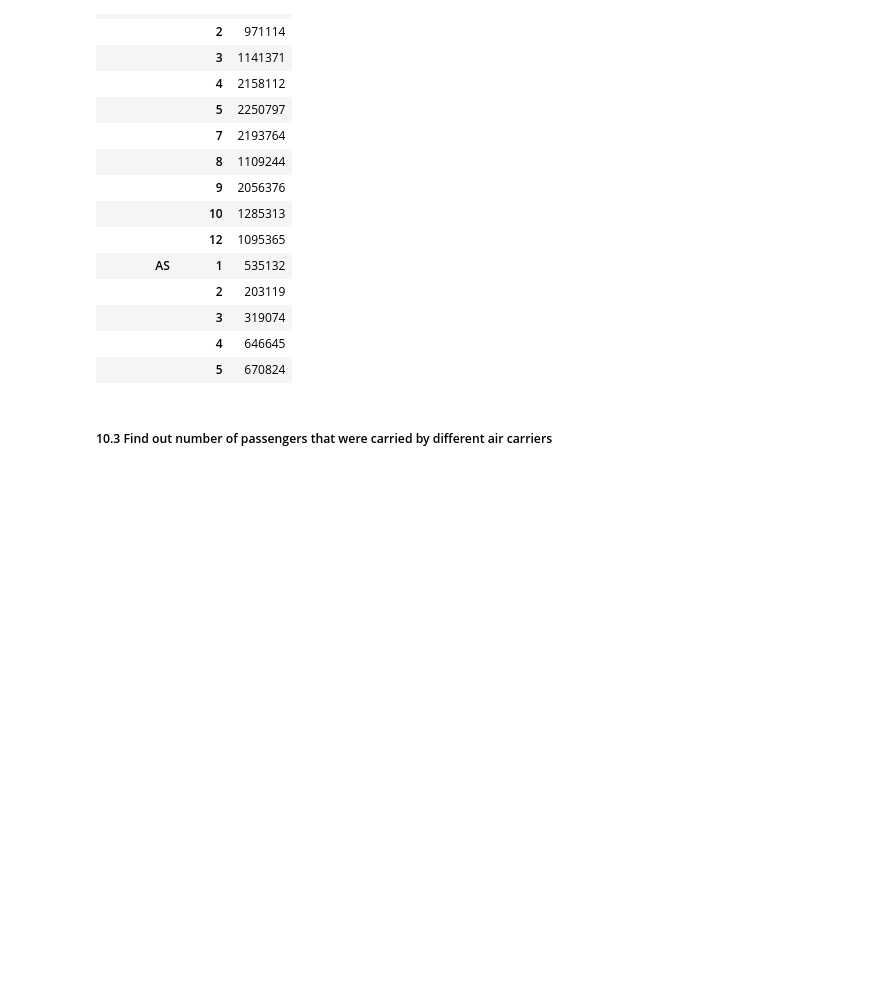
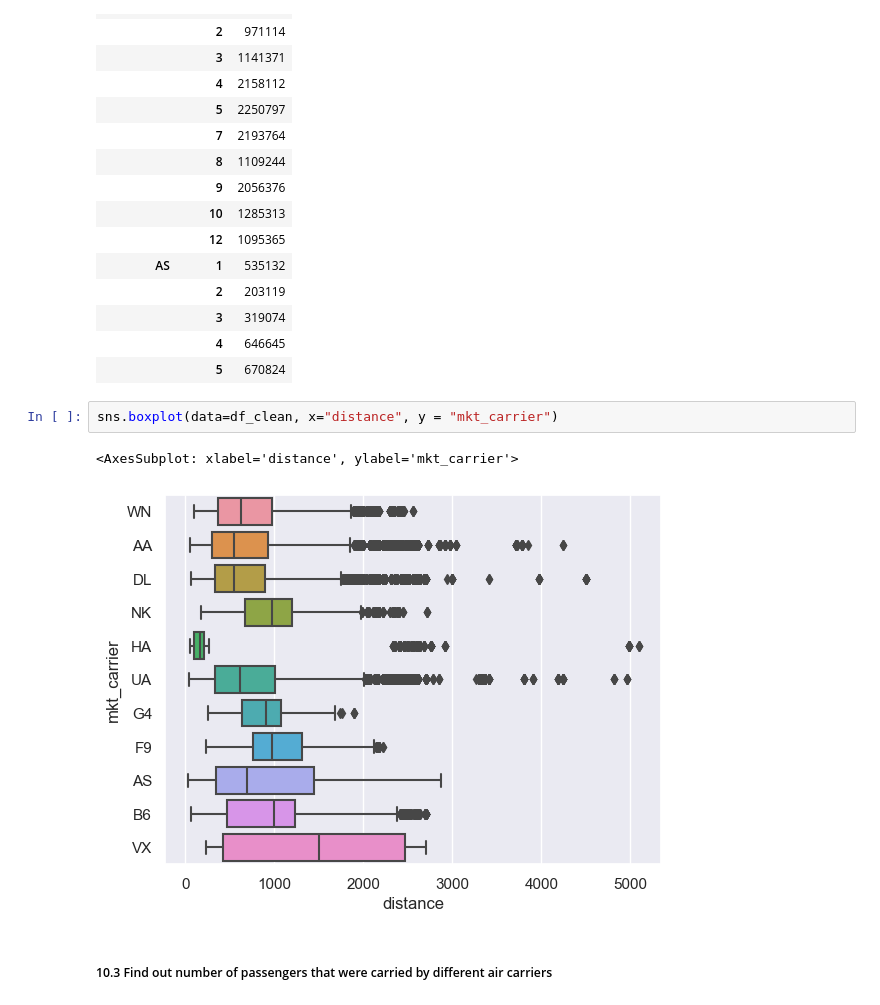
Before and after one commit to jdormaar/Flight-Delays, a Jupyter notebook: Workbook/exploratory_analysis.ipynb, the cells around one changed output. Saved outputs shown, nothing was run; the diff lists cells and outputs as text; blank space fills up the shorter version.

```diff
--- a/Workbook/exploratory_analysis.ipynb
+++ b/Workbook/exploratory_analysis.ipynb
@@ -1064,6 +1073,11 @@ Monthly_Distance.head(15)
 |  | 3 | 319074 |
 |  | 4 | 646645 |
 |  | 5 | 670824 |
+# %%
+sns.boxplot(data=df_clean, x="distance", y = "mkt_carrier")
+# %% [output]
+<AxesSubplot: xlabel='distance', ylabel='mkt_carrier'>
+[figure, added]
 # %% [markdown]
 ##### 10.3 Find out number of passengers that were carried by different air carriers
 # %%
```
Also changed, not shown: parts of 1 cell of this notebook.
